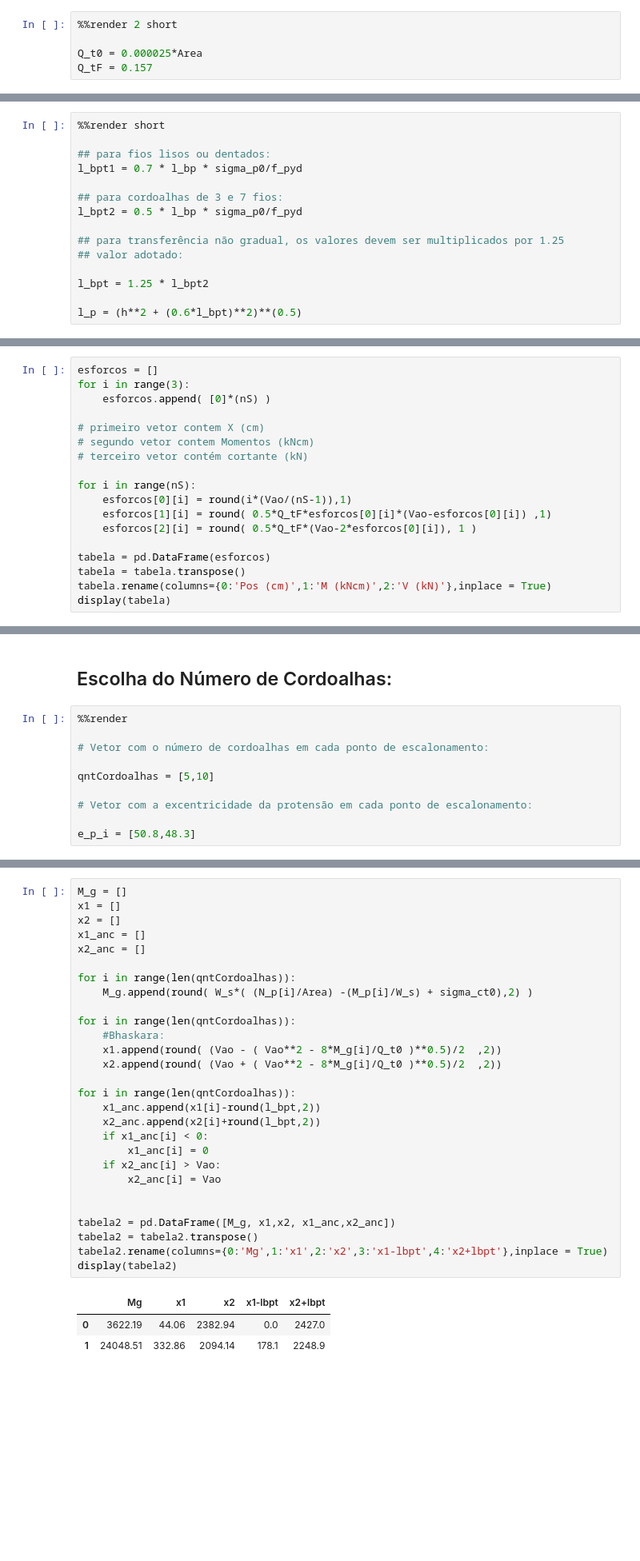
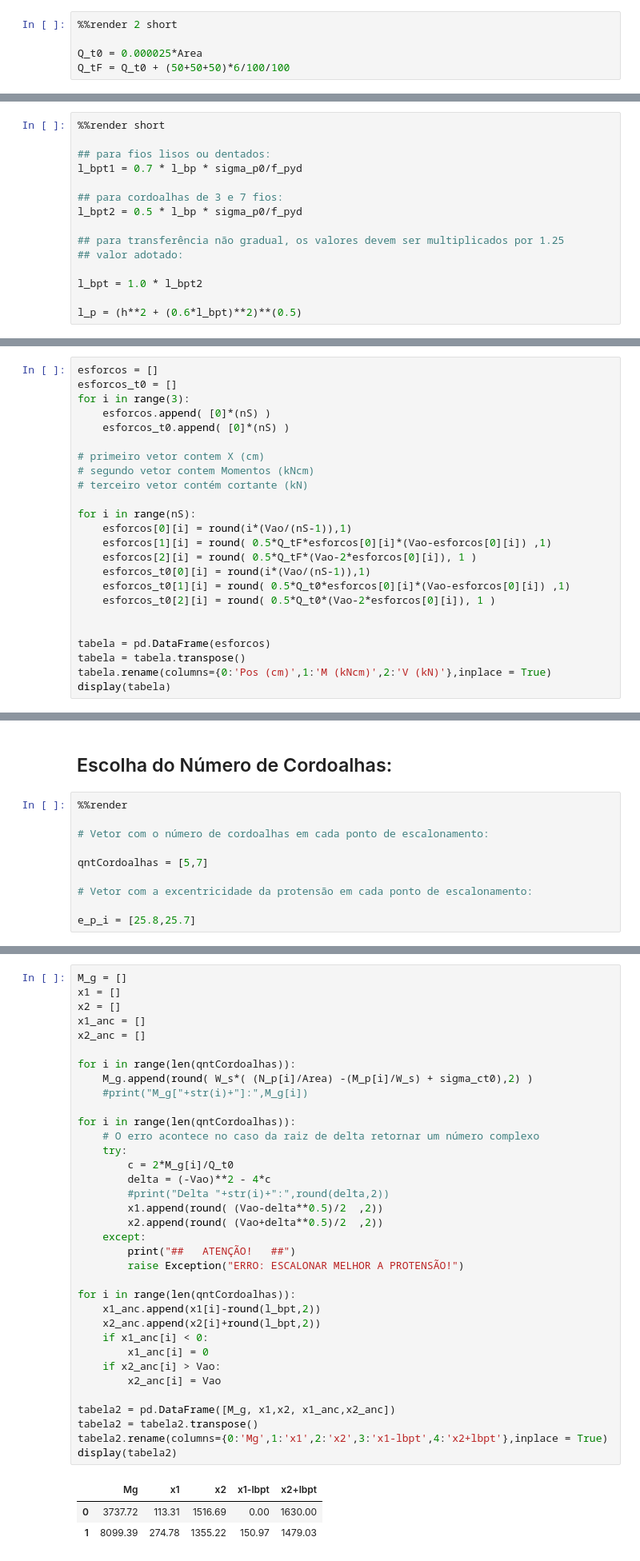
Before and after one commit to GarciaGabe/eng, a Jupyter notebook: Viga Protendida.ipynb, the cells around one changed output, grey strips where cells are left out. Shown at 80% size. Drawn from its saved outputs; the diff is of its cells as text; blank space fills up the shorter version.

```diff
--- a/Viga Protendida.ipynb
+++ b/Viga Protendida.ipynb
@@ -163,7 +146,7 @@ f_{yd} &= \frac{ f_{yk} }{ 1.15 }  = \frac{ 50 }{ 1.15 } &= 43.48
 %%render 2 short
 
 Q_t0 = 0.000025*Area
-Q_tF = 0.157
+Q_tF = Q_t0 + (50+50+50)*6/100/100
 # %% [output]
 \[
 \begin{aligned}
@@ -332,7 +318,7 @@ l_bpt2 = 0.5 * l_bp * sigma_p0/f_pyd
 ## para transferência não gradual, os valores devem ser multiplicados por 1.25
 ## valor adotado:
 
-l_bpt = 1.25 * l_bpt2
+l_bpt = 1.0 * l_bpt2
 
 l_p = (h**2 + (0.6*l_bpt)**2)**(0.5)
 # %% [output]
@@ -357,8 +343,10 @@ l_{p} &= \left( \left( h \right) ^{ 2 } + \left( 0.6 \cdot l_{bpt} \right) ^{ 2
 ## Momento Fletor e Cortante:
 # %%
 esforcos = []
+esforcos_t0 = []
 for i in range(3):
     esforcos.append( [0]*(nS) )
+    esforcos_t0.append( [0]*(nS) )
 
 # primeiro vetor contem X (cm)
 # segundo vetor contem Momentos (kNcm)
@@ -368,6 +356,10 @@ for i in range(nS):
     esforcos[0][i] = round(i*(Vao/(nS-1)),1)
     esforcos[1][i] = round( 0.5*Q_tF*esforcos[0][i]*(Vao-esforcos[0][i]) ,1)
     esforcos[2][i] = round( 0.5*Q_tF*(Vao-2*esforcos[0][i]), 1 )
+    esforcos_t0[0][i] = round(i*(Vao/(nS-1)),1)
+    esforcos_t0[1][i] = round( 0.5*Q_t0*esforcos[0][i]*(Vao-esforcos[0][i]) ,1)
+    esforcos_t0[2][i] = round( 0.5*Q_t0*(Vao-2*esforcos[0][i]), 1 )
+
 
 tabela = pd.DataFrame(esforcos)
 tabela = tabela.transpose()
@@ -431,11 +423,11 @@ n_{s1} &= \left \lfloor \frac{ P_{s1} }{ A_{p1} \cdot \sigma_{p0} } \right \rflo
 
 # Vetor com o número de cordoalhas em cada ponto de escalonamento:
 
-qntCordoalhas = [5,10]
+qntCordoalhas = [5,7]
 
 # Vetor com a excentricidade da protensão em cada ponto de escalonamento:
 
-e_p_i = [50.8,48.3]
+e_p_i = [25.8,25.7]
 # %% [output]
 \[
 \begin{aligned}
@@ -488,35 +480,42 @@ display(tabela1)
 # %%
 M_g = []
 x1 = []
 x2 = []
 x1_anc = []
 x2_anc = []
 
 for i in range(len(qntCordoalhas)):
     M_g.append(round( W_s*( (N_p[i]/Area) -(M_p[i]/W_s) + sigma_ct0),2) )
+    #print("M_g["+str(i)+"]:",M_g[i])
 
 for i in range(len(qntCordoalhas)):
-    #Bhaskara:
-    x1.append(round( (Vao - ( Vao**2 - 8*M_g[i]/Q_t0 )**0.5)/2  ,2))
-    x2.append(round( (Vao + ( Vao**2 - 8*M_g[i]/Q_t0 )**0.5)/2  ,2))
+    # O erro acontece no caso da raiz de delta retornar um número complexo
+    try:
+        c = 2*M_g[i]/Q_t0
+        delta = (-Vao)**2 - 4*c
+        #print("Delta "+str(i)+":",round(delta,2))
+        x1.append(round( (Vao-delta**0.5)/2  ,2))
+        x2.append(round( (Vao+delta**0.5)/2  ,2))
+    except:
+        print("##   ATENÇÃO!   ##")
+        raise Exception("ERRO: ESCALONAR MELHOR A PROTENSÃO!")
 
 for i in range(len(qntCordoalhas)):
     x1_anc.append(x1[i]-round(l_bpt,2))
     x2_anc.append(x2[i]+round(l_bpt,2))
     if x1_anc[i] < 0:
         x1_anc[i] = 0
     if x2_anc[i] > Vao:
         x2_anc[i] = Vao
 
-
 tabela2 = pd.DataFrame([M_g, x1,x2, x1_anc,x2_anc])
 tabela2 = tabela2.transpose()
 tabela2.rename(columns={0:'Mg',1:'x1',2:'x2',3:'x1-lbpt',4:'x2+lbpt'},inplace = True)
 display(tabela2)
 # %% [output]
 |  | Mg | x1 | x2 | x1-lbpt | x2+lbpt |
-| 0 | 3622.19 | 44.06 | 2382.94 | 0.0 | 2427.0 |
-| 1 | 24048.51 | 332.86 | 2094.14 | 178.1 | 2248.9 |
+| 0 | 3737.72 | 113.31 | 1516.69 | 0.00 | 1630.00 |
+| 1 | 8099.39 | 274.78 | 1355.22 | 150.97 | 1479.03 |
 # %% [markdown]
 # Perdas Progressivas da Força de Protensão:
 
```
Also changed, not shown: parts of 31 cells of this notebook, 2 other files.
